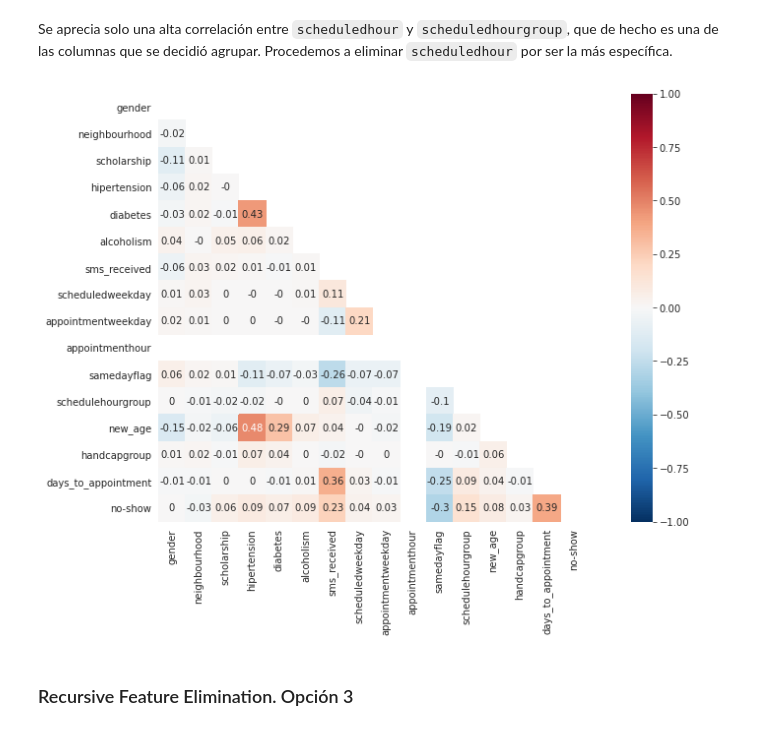
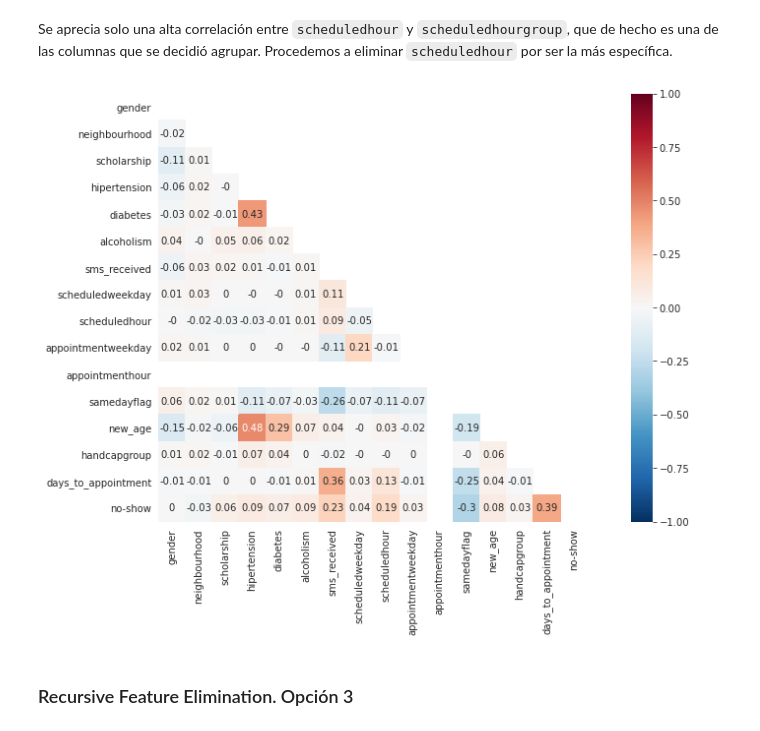
Before and after one commit to ta-datapt-bcn/project-ml-show-noshow, a Jupyter notebook: ml-show-noshow.ipynb, the cells around one changed output. Saved outputs shown, nothing was run; the diff lists cells and outputs as text; code cells hidden in the pictures.

```diff
--- a/ml-show-noshow.ipynb
+++ b/ml-show-noshow.ipynb
@@ -1036,9 +1006,9 @@ heatmap_ml(opt2)
 # %% [markdown]
 Se aprecia solo una alta correlación entre <code>scheduledhour</code> y <code>scheduledhourgroup</code>, que de hecho es una de las columnas que se decidió agrupar. Procedemos a eliminar <code>scheduledhour</code> por ser la más específica.
 # %%
-drop_corr(opt2, 'scheduledhour')
+drop_corr(opt2, 'schedulehourgroup')
 # %% [output]
-[figure, old version]
+[figure, new version]
 # %%
 opt2.to_csv('data/opt2.csv',index = False)
 # %% [markdown]
```
Also changed, not shown: parts of 17 cells of this notebook.
